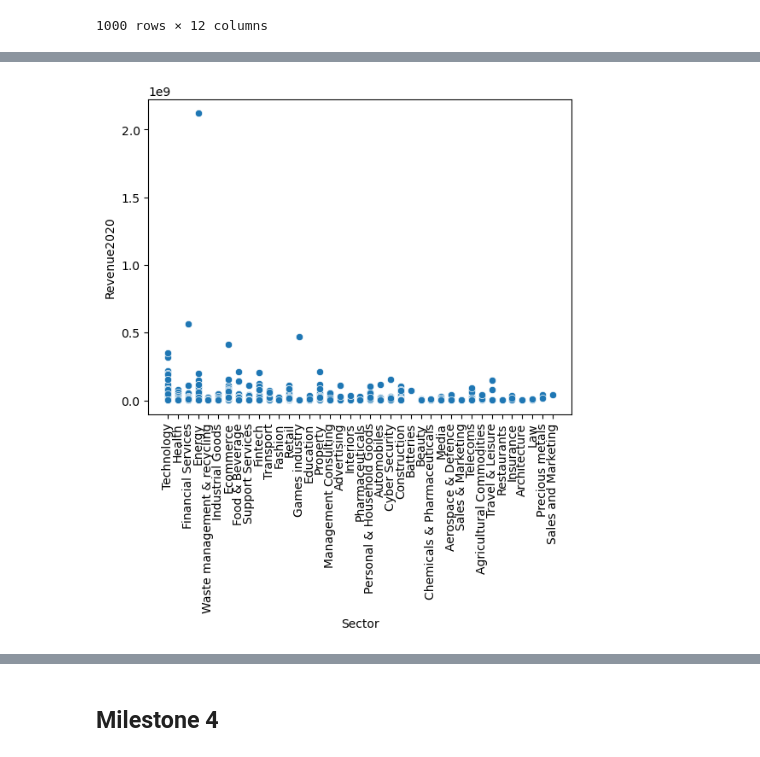
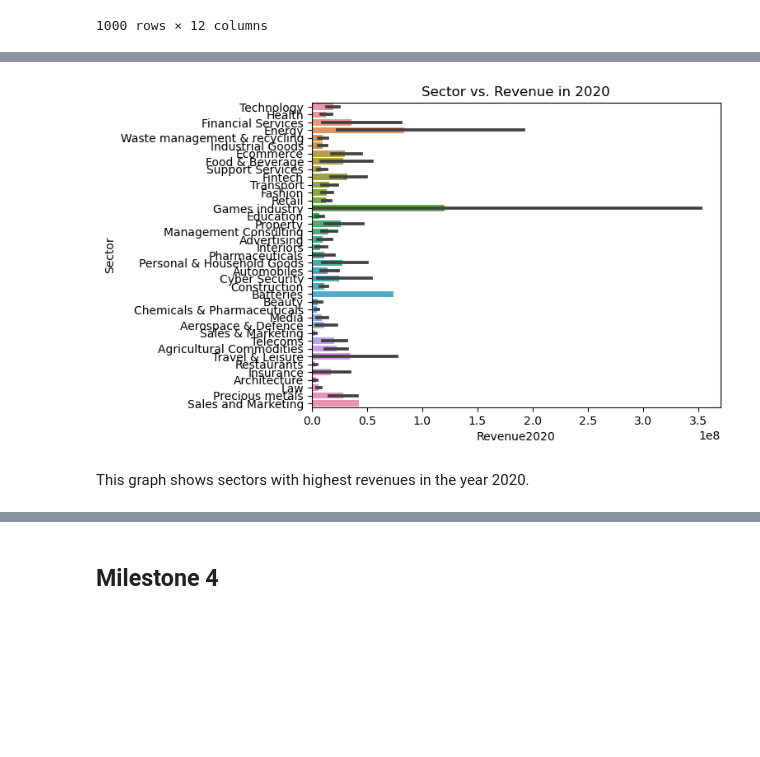
Before and after one commit to ubco-W2022T2-data301/project-group43, a Jupyter notebook: analysis/analysis3 2.ipynb, the cells around one changed output, grey strips where cells are left out. Drawn from its saved outputs; the diff is of its cells as text; code cells hidden in the pictures; blank space fills up the shorter version.

```diff
--- a/analysis/analysis3 2.ipynb
+++ b/analysis/analysis3 2.ipynb
@@ -59,11 +50,13 @@ None
 # %%
 ## Revenue 2020 vs Sector
-sns.scatterplot(x='Sector',y='Revenue2020',data=df)
-plt.xlabel('Sector')
-plt.ylabel('Revenue2020')
-plt.xticks(rotation=90)
+sns.barplot(x='Revenue2020',y='Sector',data=df)
+plt.xlabel('Revenue2020')
+plt.ylabel('Sector')
+plt.title('Sector vs. Revenue in 2020')
 None
 # %% [output]
-[figure, old version]
+[figure, new version]
+# %% [markdown]
+This graph shows sectors with highest revenues in the year 2020.
 # %%
 ## Revenue 2017 vs Sector
```
Also changed, not shown: parts of 20 cells of this notebook, 9 other files.
